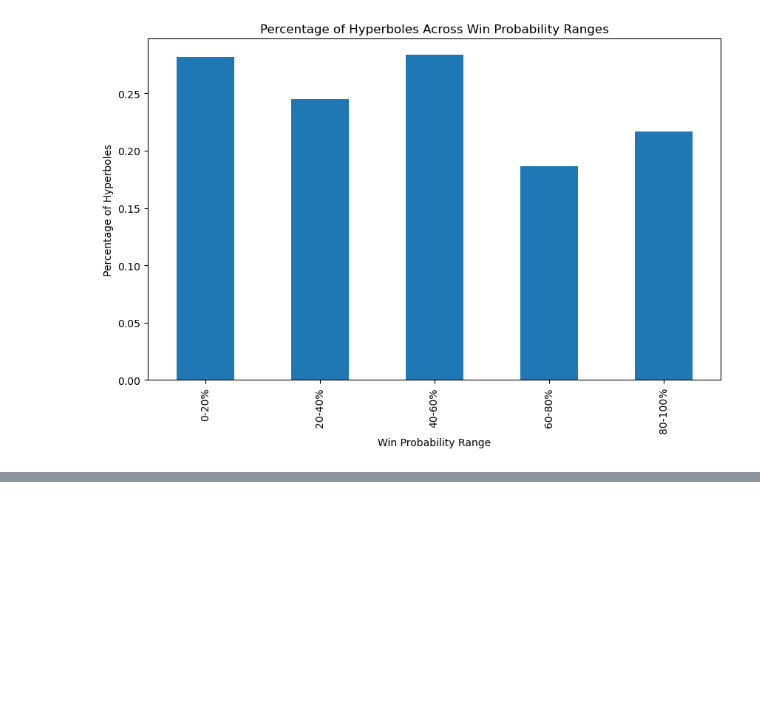
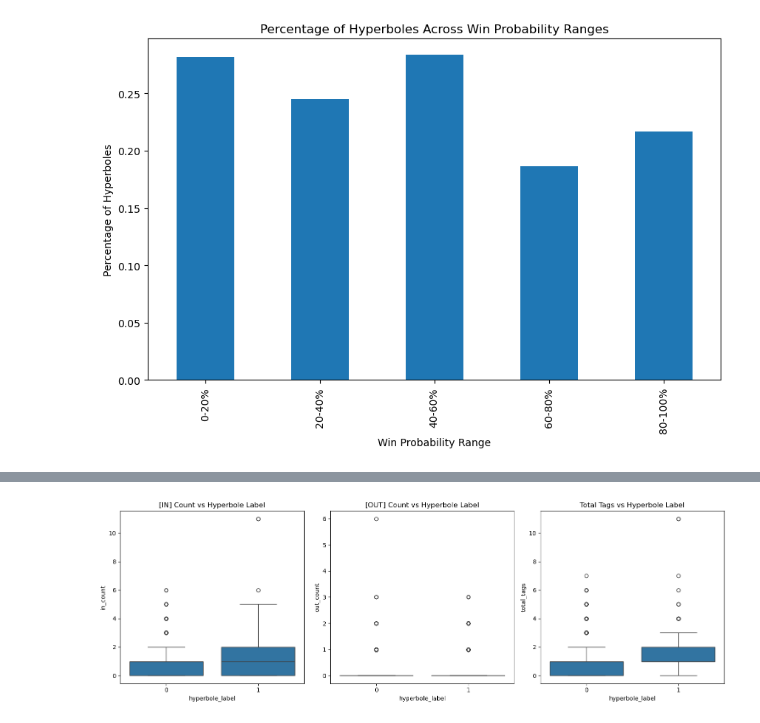
Before and after one commit to AlexanderTekle/FOS-nfl, a Jupyter notebook: data-analysis.ipynb, the cells around one changed output, grey strips where cells are left out. Cells and saved outputs as stored; diff of their text form; code cells hidden in the pictures; blank space fills up the shorter version.

Commit message:
Results on win prob and IN/OUT group

```diff
--- a/data-analysis.ipynb
+++ b/data-analysis.ipynb
@@ -85,3 +85,87 @@ win_prob_range
 80-100%    0.216763
 Name: hyperbole_label, dtype: float64
 [figure]
+# %%
+df = pd.read_csv('gold_data_annotated_hyperbole.tsv', sep='\t')
+df2 = pd.read_csv('gold_data_annotated_hyperbole.tsv', sep='\t')
+
+def count_tags(text):
+    return {
+        'in_count': text.count('[IN]'),
+        'out_count': text.count('[OUT]')
+    }
+
+# Apply the function to create new columns
+df['tag_counts'] = df['tagged_comment'].apply(count_tags)
+df['in_count'] = df['tag_counts'].apply(lambda x: x['in_count'])
+df['out_count'] = df['tag_counts'].apply(lambda x: x['out_count'])
+df['total_tags'] = df['in_count'] + df['out_count']
+
+# Basic statistics
+print("Basic statistics for [IN] and [OUT] counts:")
+print(df[['in_count', 'out_count', 'total_tags', 'hyperbole_label']].describe())
+
+# Correlation analysis
+correlation_in = df['in_count'].corr(df['hyperbole_label'])
+correlation_out = df['out_count'].corr(df['hyperbole_label'])
+correlation_total = df['total_tags'].corr(df['hyperbole_label'])
+
+print(f"\nCorrelation between [IN] count and hyperbole_label: {correlation_in:.4f}")
+print(f"Correlation between [OUT] count and hyperbole_label: {correlation_out:.4f}")
+print(f"Correlation between total tags and hyperbole_label: {correlation_total:.4f}")
+
+# T-tests
+def perform_ttest(df, column):
+    hyperbole = df[df['hyperbole_label'] == 1][column]
+    non_hyperbole = df[df['hyperbole_label'] == 0][column]
+    t_stat, p_value = stats.ttest_ind(hyperbole, non_hyperbole)
+    print(f"\nT-test for {column}:")
+    print(f"t-statistic: {t_stat:.4f}")
+    print(f"p-value: {p_value:.4f}")
+
+perform_ttest(df, 'in_count')
+perform_ttest(df, 'out_count')
+perform_ttest(df, 'total_tags')
+
+# Visualizations
+plt.figure(figsize=(15, 5))
+
+# [IN] count distribution
+plt.subplot(1, 3, 1)
+sns.boxplot(x='hyperbole_label', y='in_count', data=df)
+plt.title('[IN] Count vs Hyperbole Label')
+
+# [OUT] count distribution
+plt.subplot(1, 3, 2)
+sns.boxplot(x='hyperbole_label', y='out_count', data=df)
+plt.title('[OUT] Count vs Hyperbole Label')
+
+# Total tags distribution
+plt.subplot(1, 3, 3)
+sns.boxplot(x='hyperbole_label', y='total_tags', data=df)
+plt.title('Total Tags vs Hyperbole Label')
+
+plt.tight_layout()
+plt.show()
+
+# Average tag counts for hyperbole and non-hyperbole comments
+avg_counts = df.groupby('hyperbole_label')[['in_count', 'out_count', 'total_tags']].mean()
+print("\nAverage tag counts:")
+print(avg_counts)
+
+# Percentage of hyperboles for different tag counts
+def hyperbole_percentage(group):
+    return (group['hyperbole_label'] == 1).mean() * 100
+
+# for column in ['in_count', 'out_count', 'total_tags']:
+#     print(f"\nPercentage of hyperboles for different {column}:")
+#     percentages = df.groupby(column)['hyperbole_label'].apply(hyperbole_percentage)
+#     print(percentages)
+
+#     plt.figure(figsize=(10, 6))
+#     percentages.plot(kind='bar')
+#     plt.title(f'Percentage of Hyperboles vs {column}')
+#     plt.xlabel(column)
+#     plt.ylabel('Percentage of Hyperboles')
+#     plt.show()
+# %% [output]
@@ -87,0 +189 @@ Name: hyperbole_label, dtype: float64
+[figure, added]
```
Also changed, not shown: parts of 2 cells of this notebook.
